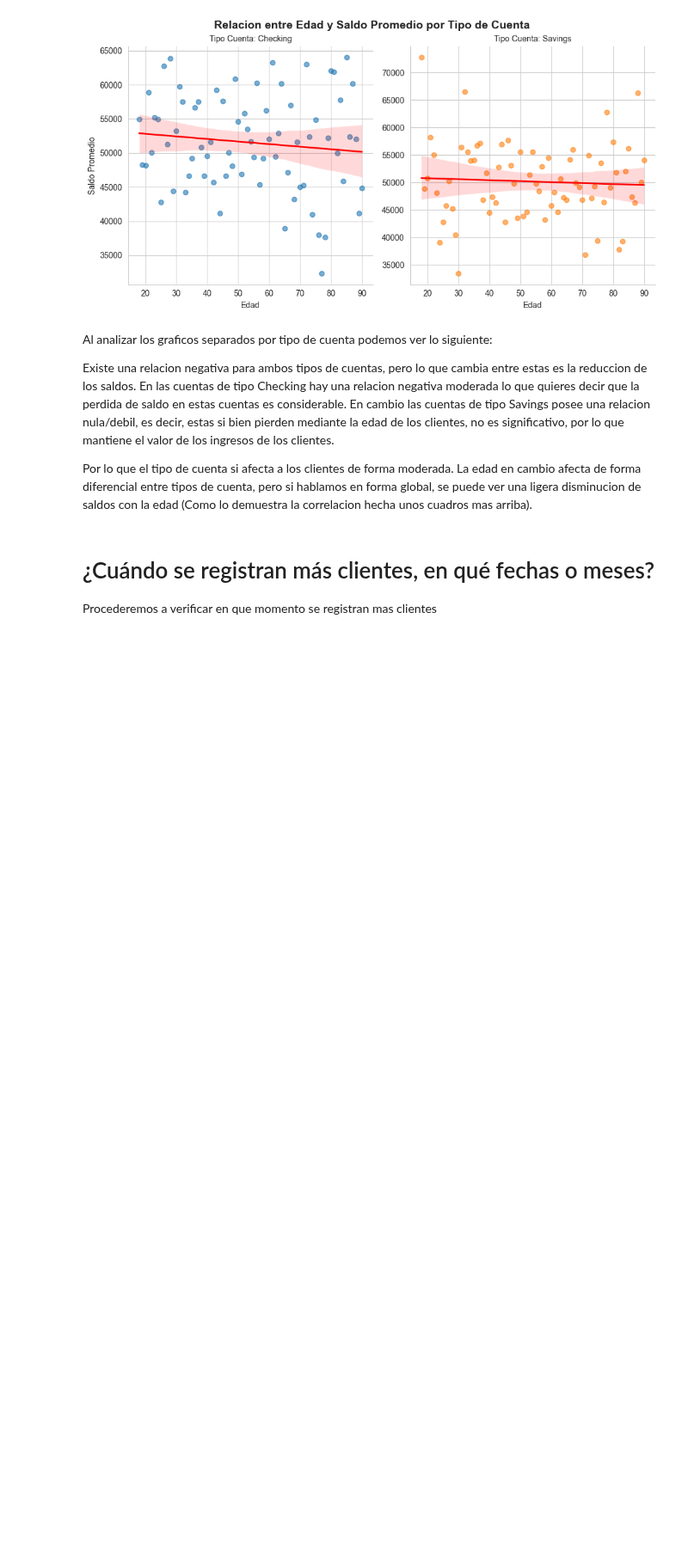
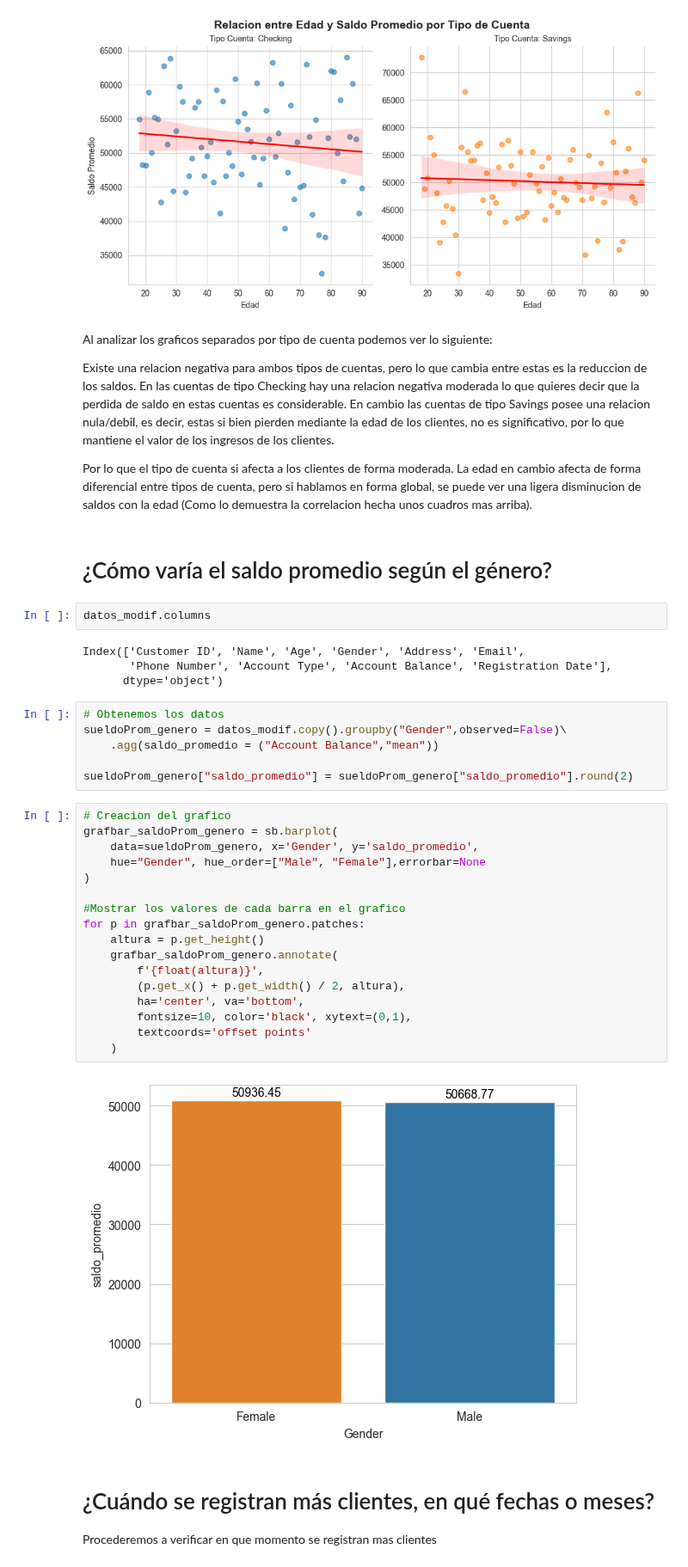
Before and after one commit to Vigonzaleze/analisisDatos_clientesBancarios, a Jupyter notebook: Analisis/analisis.ipynb, the cells around one changed output. Shown at 86% size. Cells and saved outputs as stored; diff of their text form; blank space fills up the shorter version.

Commit message:
Se agrega analisis de saldo promedio por genero

```diff
--- a/Analisis/analisis.ipynb
+++ b/Analisis/analisis.ipynb
@@ -491,6 +485,39 @@ Al analizar los graficos separados por tipo de cuenta podemos ver lo siguiente:
 Existe una relacion negativa para ambos tipos de cuentas, pero lo que cambia entre estas es la reduccion de los saldos. En las cuentas de tipo Checking hay una relacion negativa moderada lo que quieres decir que la perdida de saldo en estas cuentas es considerable. En cambio las cuentas de tipo Savings posee una relacion nula/debil, es decir, estas si bien pierden mediante la edad de los clientes, no es significativo, por lo que mantiene el valor de los ingresos de los clientes.
 
 Por lo que el tipo de cuenta si afecta a los clientes de forma moderada. La edad en cambio afecta de forma diferencial entre tipos de cuenta, pero si hablamos en forma global, se puede ver una ligera disminucion de saldos con la edad (Como lo demuestra la correlacion hecha unos cuadros mas arriba).
+# %% [markdown]
+# ¿Cómo varía el saldo promedio según el género?
+# %%
+datos_modif.columns
+# %% [output]
+Index(['Customer ID', 'Name', 'Age', 'Gender', 'Address', 'Email',
+       'Phone Number', 'Account Type', 'Account Balance', 'Registration Date'],
+      dtype='object')
+# %%
+# Obtenemos los datos
+sueldoProm_genero = datos_modif.copy().groupby("Gender",observed=False)\
+    .agg(saldo_promedio = ("Account Balance","mean"))
+
+sueldoProm_genero["saldo_promedio"] = sueldoProm_genero["saldo_promedio"].round(2)
+# %%
+# Creacion del grafico
+grafbar_saldoProm_genero = sb.barplot(
+    data=sueldoProm_genero, x='Gender', y='saldo_promedio',
+    hue="Gender", hue_order=["Male", "Female"],errorbar=None
+)
+
+#Mostrar los valores de cada barra en el grafico
+for p in grafbar_saldoProm_genero.patches:
+    altura = p.get_height()
+    grafbar_saldoProm_genero.annotate(
+        f'{float(altura)}',
+        (p.get_x() + p.get_width() / 2, altura),
+        ha='center', va='bottom',
+        fontsize=10, color='black', xytext=(0,1),
+        textcoords='offset points'
+    )
+# %% [output]
+[figure, added]
 # %% [markdown]
 # ¿Cuándo se registran más clientes, en qué fechas o meses?
 Procederemos a verificar en que momento se registran mas clientes
```
Also changed, not shown: parts of 3 cells of this notebook.
